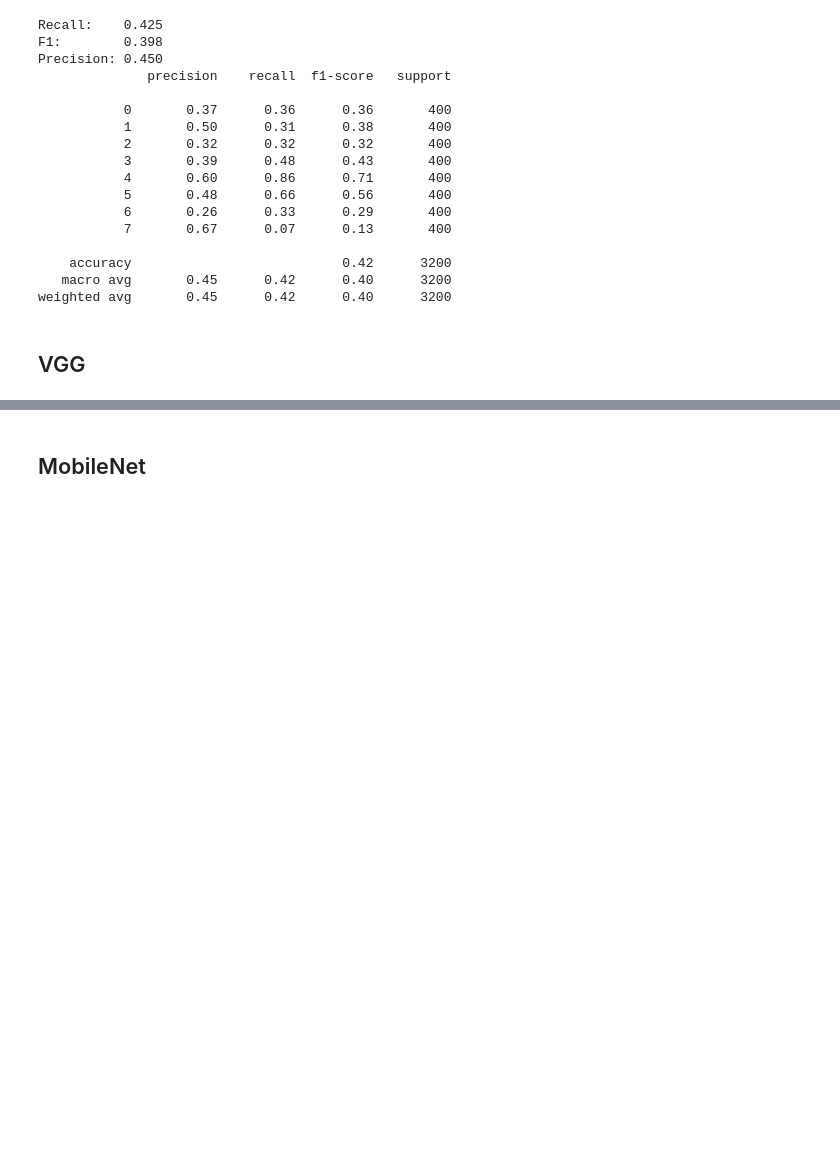
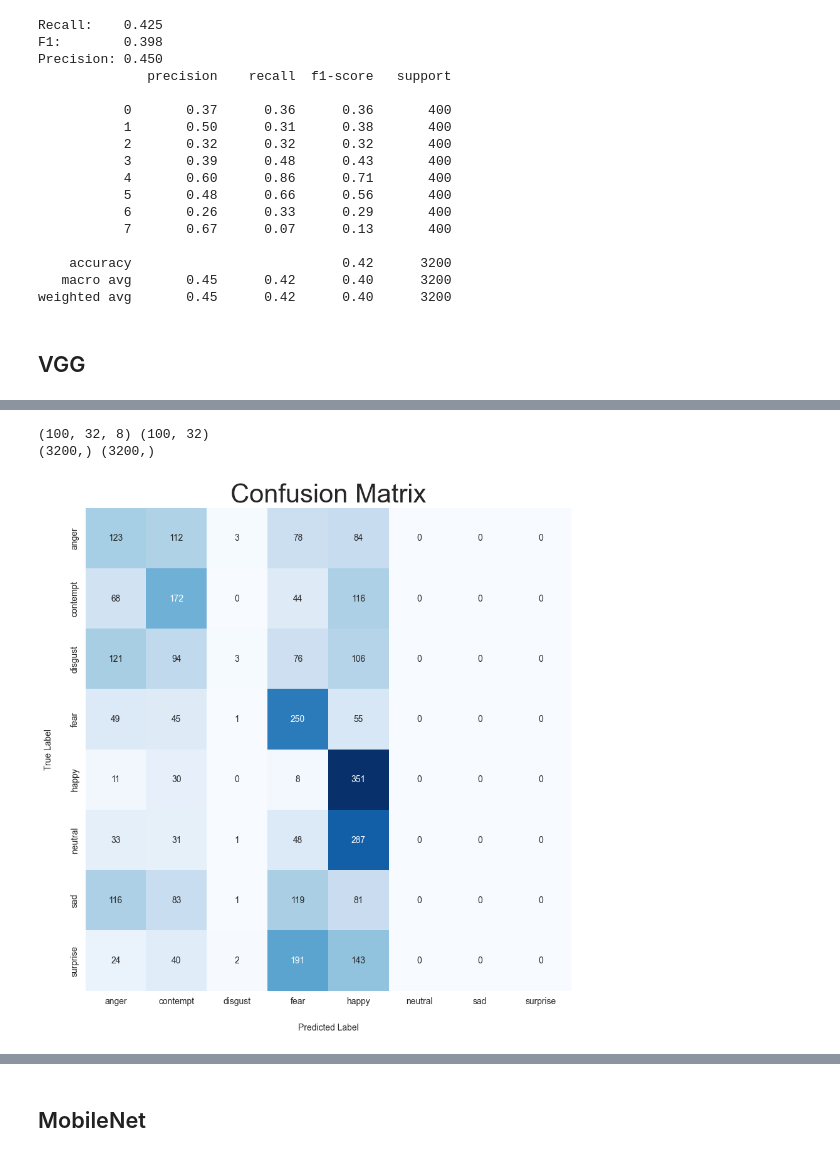
Before and after one commit to Ipouyall/DeepNeuralNetworkExploration, a Jupyter notebook: 01_FacialEmotion.ipynb, the cells around one changed output, grey strips where cells are left out. Cells and saved outputs as stored; diff of their text form; code cells hidden in the pictures; blank space fills up the shorter version.

```diff
--- a/01_FacialEmotion.ipynb
+++ b/01_FacialEmotion.ipynb
@@ -590,0 +661,9 @@ gc.collect()
+# %%
+vgg_report = generate_confusion_matrix(
+    model=vgg_model,
+    dataset=valid_dataset,
+)
+# %% [output]
+(100, 32, 8) (100, 32)
+(3200,) (3200,)
+[figure, added]
```
Also changed, not shown: parts of 14 cells of this notebook.
